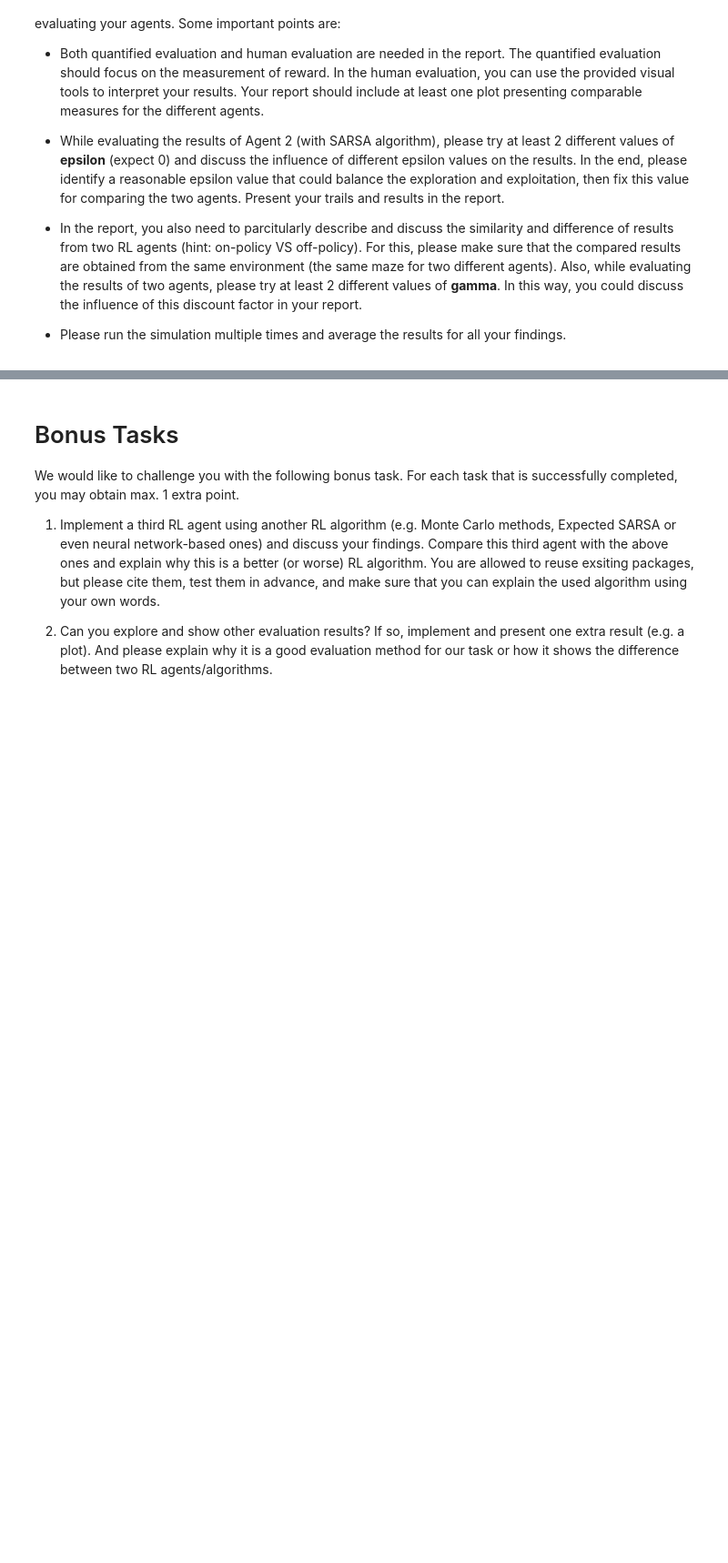
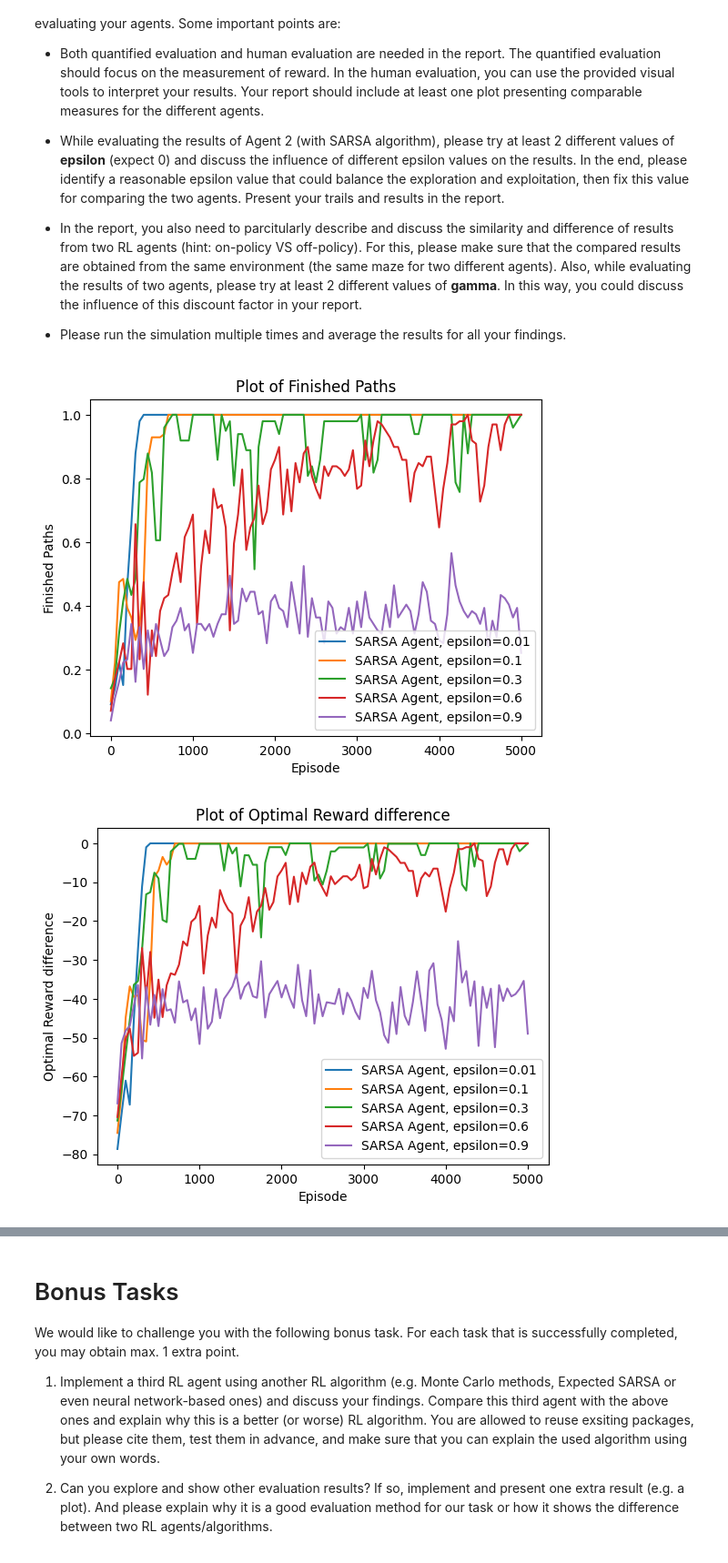
Before and after one commit to MarognaLorenzo/ApplicationOfMachineLearning, a Jupyter notebook: Assignment4/notebooks/All.ipynb, the cells around one changed output, grey strips where cells are left out. Shown at 91% size. Cells and saved outputs as stored; diff of their text form; code cells hidden in the pictures; blank space fills up the shorter version.

```diff
--- a/Assignment4/notebooks/All.ipynb
+++ b/Assignment4/notebooks/All.ipynb
@@ -608,14 +619,17 @@ def plot_data(data, dimension, dimension_name):
 # %%
 # SARSA evaluation (finding the best epsilon)
 sarsa_agent_high = SARSAAgent(env, "SARSA Agent, epsilon=0.01", exploration_rate=0.01)
 sarsa_agent_hmid = SARSAAgent(env, "SARSA Agent, epsilon=0.1", exploration_rate=0.1)
 sarsa_agent_lmid = SARSAAgent(env, "SARSA Agent, epsilon=0.3", exploration_rate=0.3)
 sarsa_agent_low = SARSAAgent(env, "SARSA Agent, epsilon=0.6", exploration_rate=0.6)
 sarsa_agent_hlow = SARSAAgent(env, "SARSA Agent, epsilon=0.9", exploration_rate=0.9)
 
 data = compare_agents([sarsa_agent_high, sarsa_agent_hmid, sarsa_agent_lmid, sarsa_agent_low, sarsa_agent_hlow], 5000, 50)
 plot_data(data, "finished_paths", "Finished Paths")
-plot_data(data, "reward_ratio", "Reward Ratio")
+plot_data(data, "reward_difference", "Optimal Reward difference")
 plot_data(data, "total_reward", "Total Reward")
 
 sarsa_best_epsilon = 0.1
+# %% [output]
+[figure, added]
+[figure, added]
```
Also changed, not shown: parts of 9 cells of this notebook.
